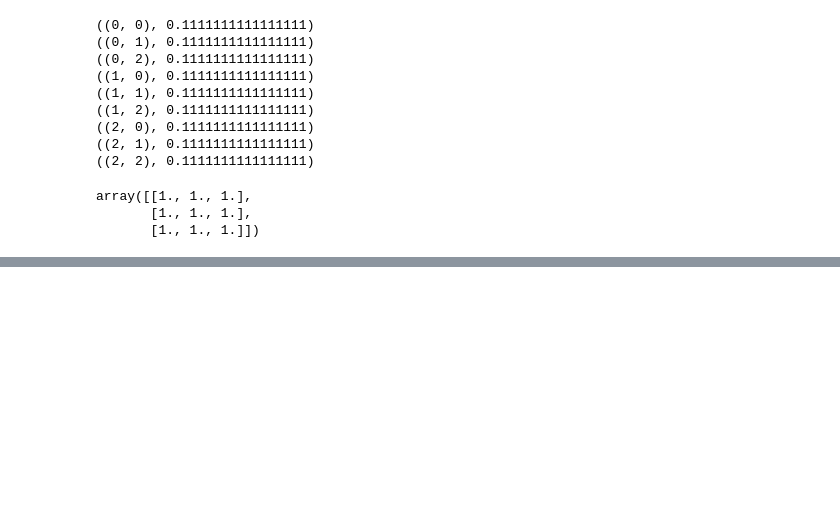
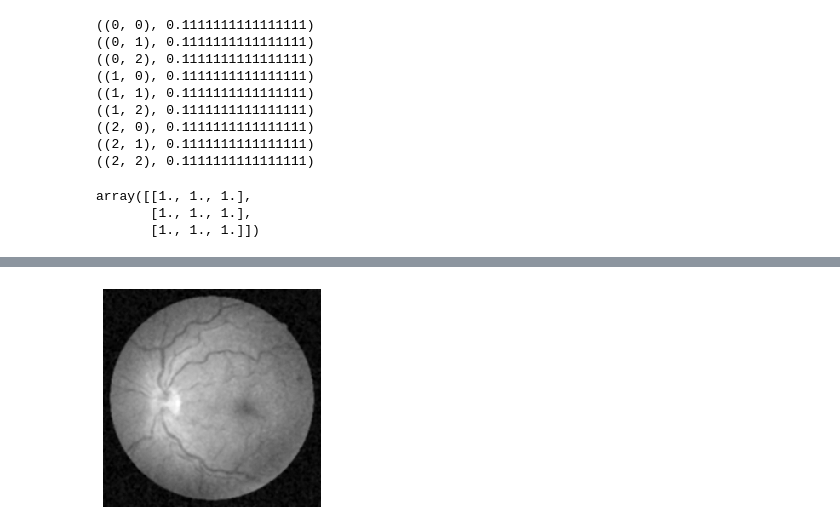
Before and after one commit to amirhdre/DigitalImageProcessing---Spring2021, a Jupyter notebook: HW3/Sandbox.ipynb, the cells around one changed output, grey strips where cells are left out. Saved outputs shown, nothing was run; the diff lists cells and outputs as text; code cells hidden in the pictures; blank space fills up the shorter version.

```diff
--- a/HW3/Sandbox.ipynb
+++ b/HW3/Sandbox.ipynb
@@ -122,0 +123,4 @@ array([[ 1,  1,  0, ...,  4,  5,  7],
+# %%
+a = np.array([1, 2], dtype=np.float32)
+# %%
+a = np.asarray(a, dtype="uint8" )
@@ -122,0 +343,13 @@ array([[ 1,  1,  0, ...,  4,  5,  7],
+# %%
+frame = gamma_corr + -0.1*lap
+# %%
+frame[frame>255]=255
+frame[frame<0]=0
+frame = np.asarray(frame, dtype="uint8")
+# %%
+fig = plt.imshow(frame, vmin=frame.min(), vmax=frame.max(), cmap='gray', interpolation='nearest')
+plt.axis('off')
+fig.axes.get_xaxis().set_visible(False)
+fig.axes.get_yaxis().set_visible(False)
+# %% [output]
+[figure, added]
```
Also changed, not shown: parts of 11 cells of this notebook, 7 other files.
